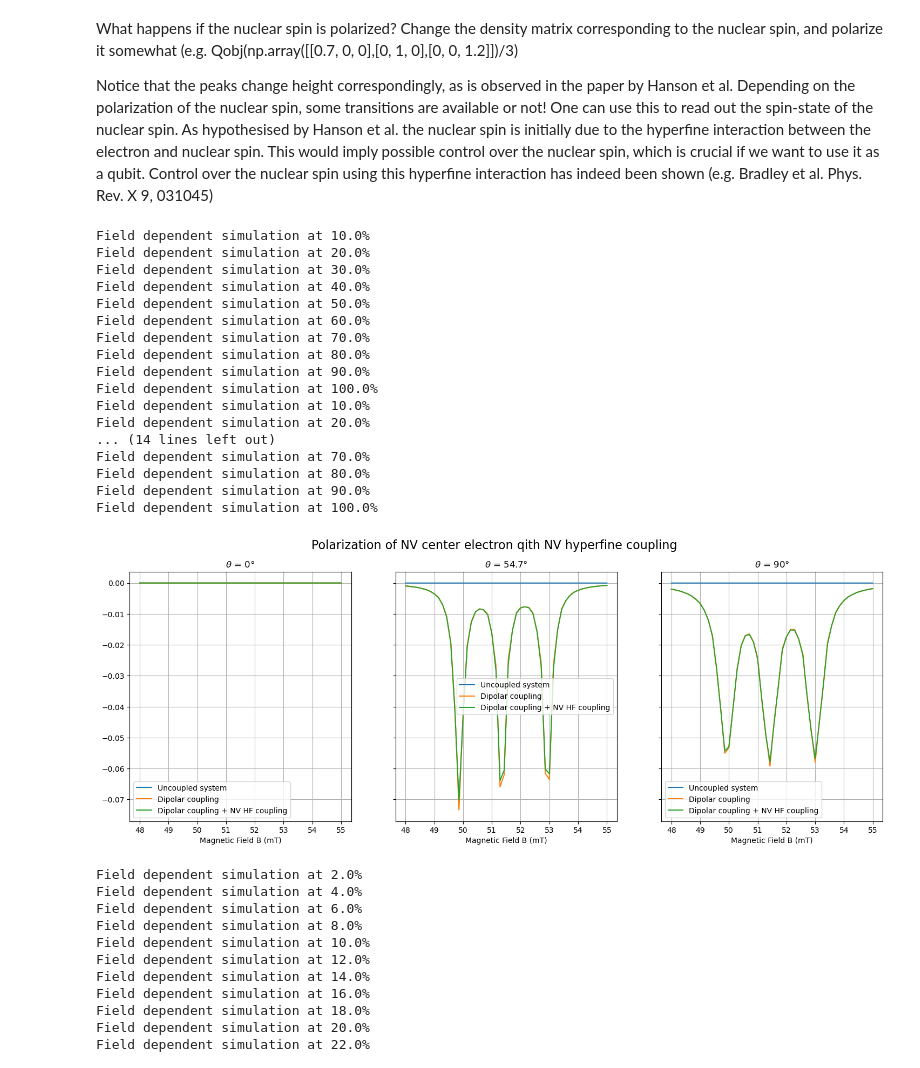
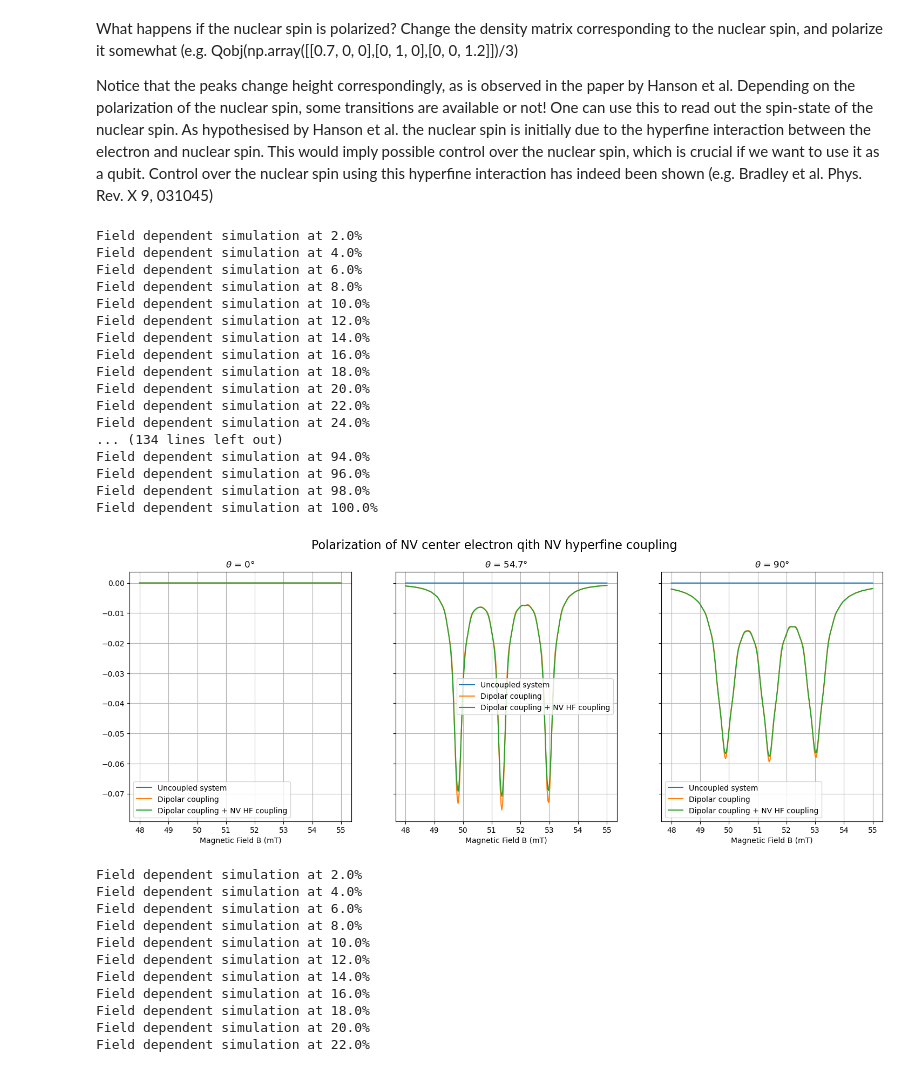
Before and after one commit to RoaldvdBoogaart/QDQC_project, a Jupyter notebook: code/7_HF_couplings_P1center.ipynb, the cells around one changed output. Drawn from its saved outputs; the diff is of its cells as text; code cells hidden in the pictures.

```diff
--- a/code/7_HF_couplings_P1center.ipynb
+++ b/code/7_HF_couplings_P1center.ipynb
@@ -813,7 +813,7 @@ A_NV = True
 
 fig, axs = plt.subplots(1, 3, figsize=(6*3, 6), sharey=True)
 
-B_list = np.linspace(480e-4, 550e-4, 50)
+B_list = np.linspace(480e-4, 550e-4, 250)
 
 ### Initialising in a maximally mixed state
 rho0 = tensor(qeye(3)/3, qeye(3)/3, qeye(2)/2, qeye(3)/2)
@@ -835,48 +835,48 @@ for plt_idx, theta in enumerate([0, 54.7, 90]):
 
         pol_NV_no_DP = expect_0_no_DP[2][-1]
 
         pol_NV = expect_0[2][-1]
         pol_NV_HF = expect_0_HF[2][-1]
 
         pol_NV_all_HF[idx] = pol_NV_HF
         pol_NV_all[idx] = pol_NV
         pol_NV_all_no_DP[idx] = pol_NV_no_DP
 
         if (idx+1) % 5==0:
             print(f'Field dependent simulation at {100*(idx+1)/B_list.size}%')
 
     axs[plt_idx].plot(B_list * 1e3, pol_NV_all_no_DP, label='Uncoupled system', color='C0')
     axs[plt_idx].plot(B_list * 1e3, pol_NV_all, label='Dipolar coupling', color='C1')
     axs[plt_idx].plot(B_list * 1e3, pol_NV_all_HF, label='Dipolar coupling + NV HF coupling', color='C2')
 
     axs[plt_idx].set_xlabel('Magnetic Field B (mT)')
     axs[plt_idx].grid()
 
     axs[plt_idx].legend()
     axs[plt_idx].set_title(r'$\theta$' + f' = {theta}°')
 
 fig.suptitle('Polarization of NV center electron qith NV hyperfine coupling', fontsize=16)
 
 plt.savefig('NV_center_polarization.png', dpi=500, bbox_inches='tight')
 # %% [output]
+Field dependent simulation at 2.0%
+Field dependent simulation at 4.0%
+Field dependent simulation at 6.0%
+Field dependent simulation at 8.0%
 Field dependent simulation at 10.0%
+Field dependent simulation at 12.0%
+Field dependent simulation at 14.0%
+Field dependent simulation at 16.0%
+Field dependent simulation at 18.0%
 Field dependent simulation at 20.0%
-Field dependent simulation at 30.0%
-Field dependent simulation at 40.0%
-Field dependent simulation at 50.0%
-Field dependent simulation at 60.0%
-Field dependent simulation at 70.0%
-Field dependent simulation at 80.0%
-Field dependent simulation at 90.0%
+Field dependent simulation at 22.0%
+Field dependent simulation at 24.0%
+... (134 lines left out)
+Field dependent simulation at 94.0%
+Field dependent simulation at 96.0%
+Field dependent simulation at 98.0%
 Field dependent simulation at 100.0%
-Field dependent simulation at 10.0%
-Field dependent simulation at 20.0%
-... (14 lines left out)
-Field dependent simulation at 70.0%
-Field dependent simulation at 80.0%
-Field dependent simulation at 90.0%
-Field dependent simulation at 100.0%
-[figure, old version]
+[figure, new version]
 # %%
 def system_hamiltonian_NV_large_HF(b_field: float, theta: float, distance: float, hf_coupling: float, rwa: bool = False, add_dipolar_coupling: bool = True, add_hf_coupling: bool = True):
     """Returns the Hamiltonian of the system.
```
